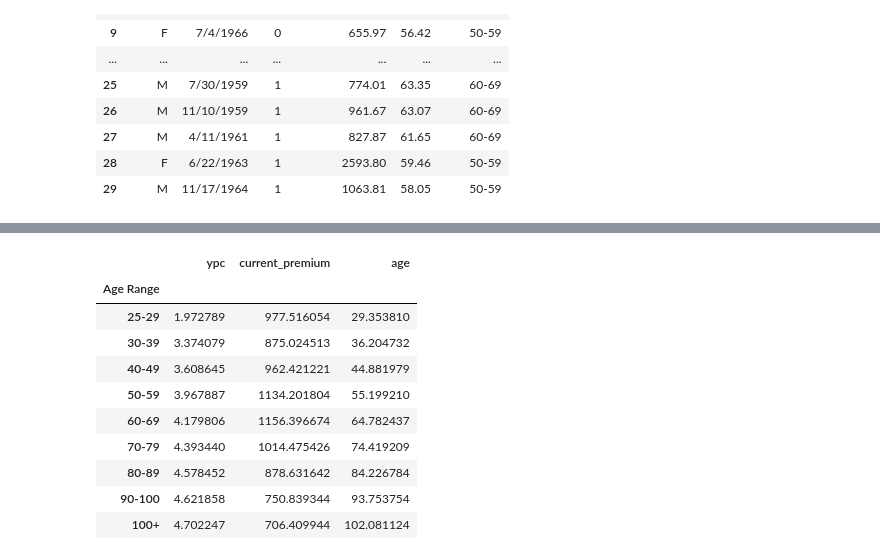
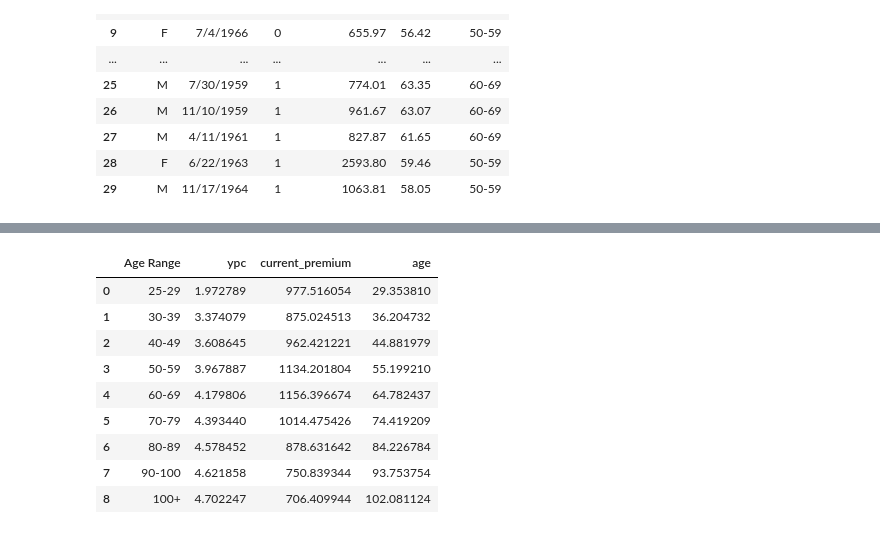
Before and after one commit to jthubert10/Auto_Insurance_Analysis, a Jupyter notebook: pyInsuranceAge.ipynb, the cells around one changed output, grey strips where cells are left out. Cells and saved outputs as stored; diff of their text form; code cells hidden in the pictures.

Commit message:
Update pyInsuranceAge.ipynb
Added a few graphs and set up a count of each age group

```diff
--- a/pyInsuranceAge.ipynb
+++ b/pyInsuranceAge.ipynb
@@ -44,17 +89,16 @@ ins_df.head(30)
 # %%
 # Group by age range and find mean of current_premium
 age_group_df = ins_df.groupby(["Age Range"]).mean()
-
-age_group_df
+age_group_df2 = age_group_df.reset_index()
+age_group_df2
 # %% [output]
-|  | ypc | current_premium | age |
-| Age Range |  |  |  |
-| 25-29 | 1.972789 | 977.516054 | 29.353810 |
-| 30-39 | 3.374079 | 875.024513 | 36.204732 |
-| 40-49 | 3.608645 | 962.421221 | 44.881979 |
-| 50-59 | 3.967887 | 1134.201804 | 55.199210 |
-| 60-69 | 4.179806 | 1156.396674 | 64.782437 |
-| 70-79 | 4.393440 | 1014.475426 | 74.419209 |
-| 80-89 | 4.578452 | 878.631642 | 84.226784 |
-| 90-100 | 4.621858 | 750.839344 | 93.753754 |
-| 100+ | 4.702247 | 706.409944 | 102.081124 |
+|  | Age Range | ypc | current_premium | age |
+| 0 | 25-29 | 1.972789 | 977.516054 | 29.353810 |
+| 1 | 30-39 | 3.374079 | 875.024513 | 36.204732 |
+| 2 | 40-49 | 3.608645 | 962.421221 | 44.881979 |
+| 3 | 50-59 | 3.967887 | 1134.201804 | 55.199210 |
+| 4 | 60-69 | 4.179806 | 1156.396674 | 64.782437 |
+| 5 | 70-79 | 4.393440 | 1014.475426 | 74.419209 |
+| 6 | 80-89 | 4.578452 | 878.631642 | 84.226784 |
+| 7 | 90-100 | 4.621858 | 750.839344 | 93.753754 |
+| 8 | 100+ | 4.702247 | 706.409944 | 102.081124 |
```
Also changed, not shown: parts of 4 cells of this notebook.
